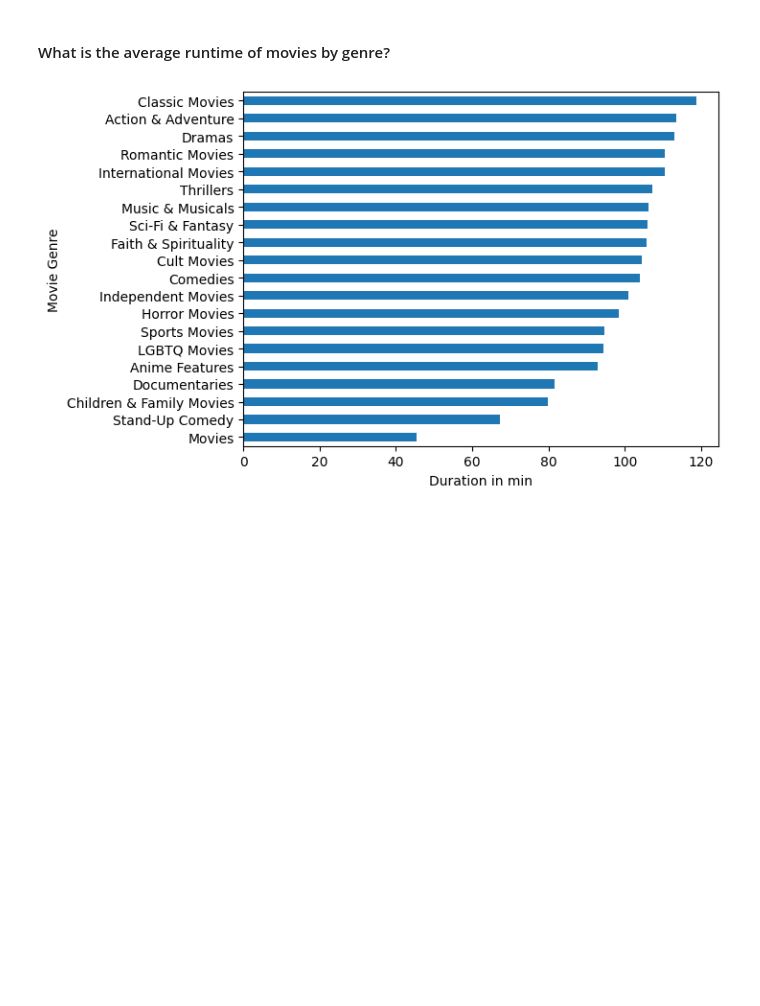
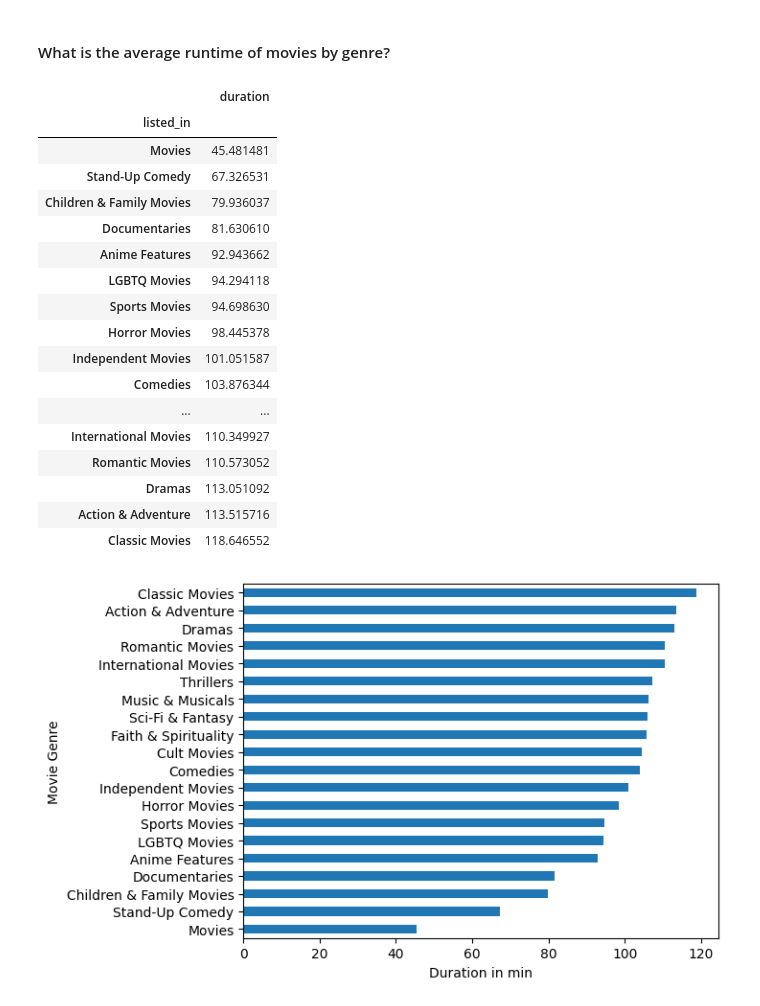
Before and after one commit to HamzahFayad/netflix-insights, a Jupyter notebook: netflix_data_analysis.ipynb, the cells around one changed output. Cells and saved outputs as stored; diff of their text form; code cells hidden in the pictures; blank space fills up the shorter version.

Commit message:
Avg Movie Duration by Genre

```diff
--- a/netflix_data_analysis.ipynb
+++ b/netflix_data_analysis.ipynb
@@ -99,9 +99,29 @@ avg_runtime = avg_runtime.dropna(subset=['duration'])
 # %%
-avg_runtime["duration"].isnull().sum()
-avg_runtime["duration"] = avg_runtime["duration"].str.extract("(\d+)", expand=False).astype(float)
+#extract only number from duration
+avg_runtime["duration"] = avg_runtime["duration"].astype(str).str.extract(r"(\d+)", expand=False).astype(float)
 # %%
 mean_movie_duration = avg_runtime.pivot_table(values="duration", index="listed_in", aggfunc="mean")
 mean_movie_duration = mean_movie_duration.sort_values(by="duration", ascending=True)
+mean_movie_duration
+# %% [output]
+|  | duration |
+| listed_in |  |
+| Movies | 45.481481 |
+| Stand-Up Comedy | 67.326531 |
+| Children & Family Movies | 79.936037 |
+| Documentaries | 81.630610 |
+| Anime Features | 92.943662 |
+| LGBTQ Movies | 94.294118 |
+| Sports Movies | 94.698630 |
+| Horror Movies | 98.445378 |
+| Independent Movies | 101.051587 |
+| Comedies | 103.876344 |
+| ... | ... |
+| International Movies | 110.349927 |
+| Romantic Movies | 110.573052 |
+| Dramas | 113.051092 |
+| Action & Adventure | 113.515716 |
+| Classic Movies | 118.646552 |
 # %%
 mean_movie_duration.plot(kind="barh", legend=False)
 plt.xlabel("Duration in min")
```
Also changed, not shown: parts of 2 cells of this notebook.
